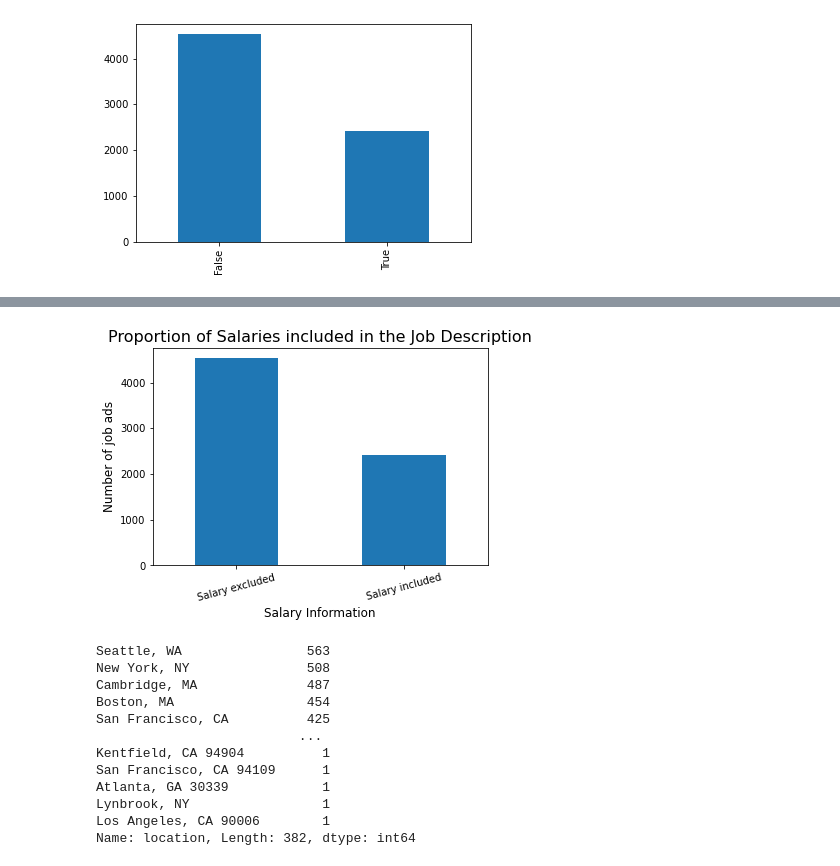
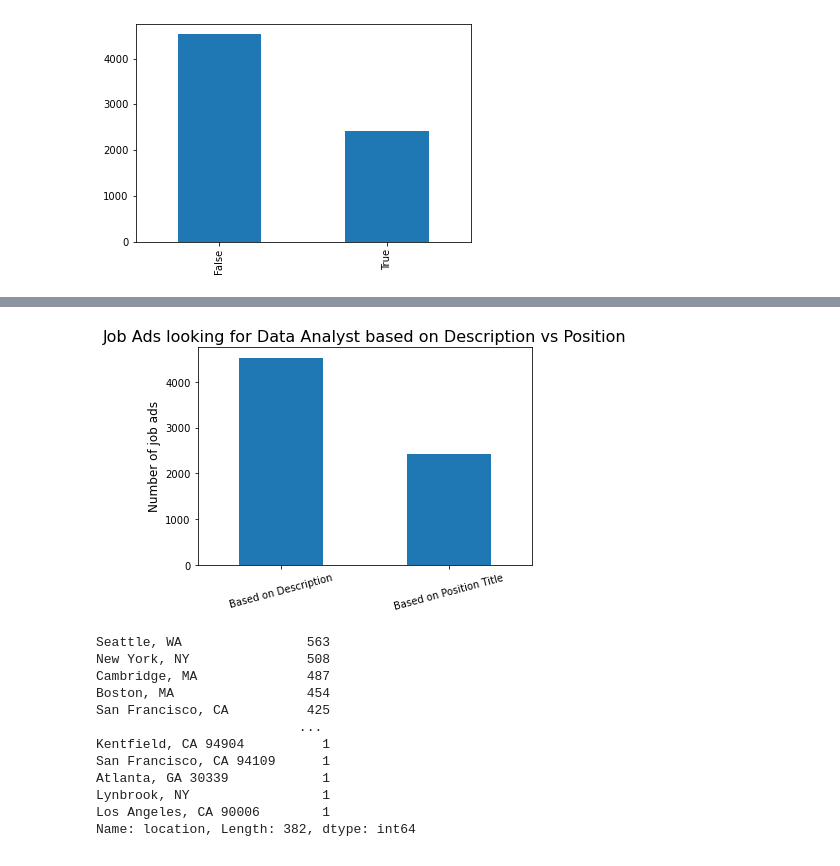
Before and after one commit to lillaszulyovszky/ironhack-projects, a Jupyter notebook: data-science-job-market-us/data-science-job-market-us.ipynb, the cells around one changed output, grey strips where cells are left out. Saved outputs shown, nothing was run; the diff lists cells and outputs as text; code cells hidden in the pictures.

```diff
--- a/data-science-job-market-us/data-science-job-market-us.ipynb
+++ b/data-science-job-market-us/data-science-job-market-us.ipynb
@@ -307,12 +295,12 @@ df.head()
 | 3 | Data Analyst | Operation HOPE | DEPARTMENT: Program OperationsPOS... | Atlanta, GA 30303 | True | True |
 | 4 | Assistant Professor -TT - Signal ... | Emory University | DESCRIPTION\nThe Emory University... | Atlanta, GA | False | False |
 # %%
-ax = df['description_has_salary'].value_counts().plot(kind="bar");
-plt.xlabel('Salary Information', fontsize=12)
+# plot outcome of new column
+ax = df['description_is_data_analytics'].value_counts().plot(kind="bar");
 plt.ylabel('Number of job ads', fontsize=12)
 plt.xticks(rotation=15)
-plt.title('Proportion of Salaries included in the Job Description', fontsize=16)
-ax.set_xticklabels(['Salary excluded', 'Salary included']);
+plt.title('Job Ads looking for Data Analyst based on Description vs Position', fontsize=16)
+ax.set_xticklabels(['Based on Description', 'Based on Position Title']);
 # %% [output]
-[figure, old version]
+[figure, new version]
 # %%
```
Also changed, not shown: parts of 25 cells of this notebook, 2 other files.
